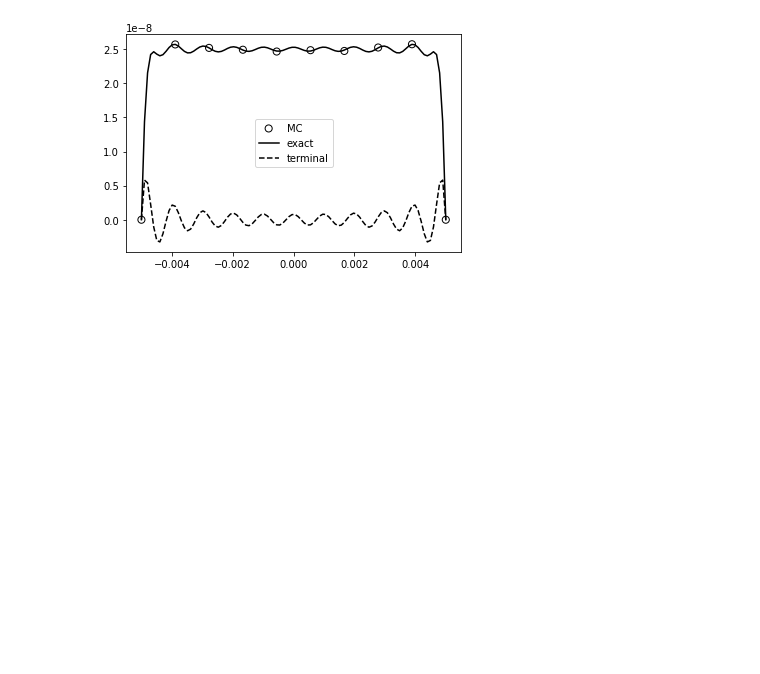
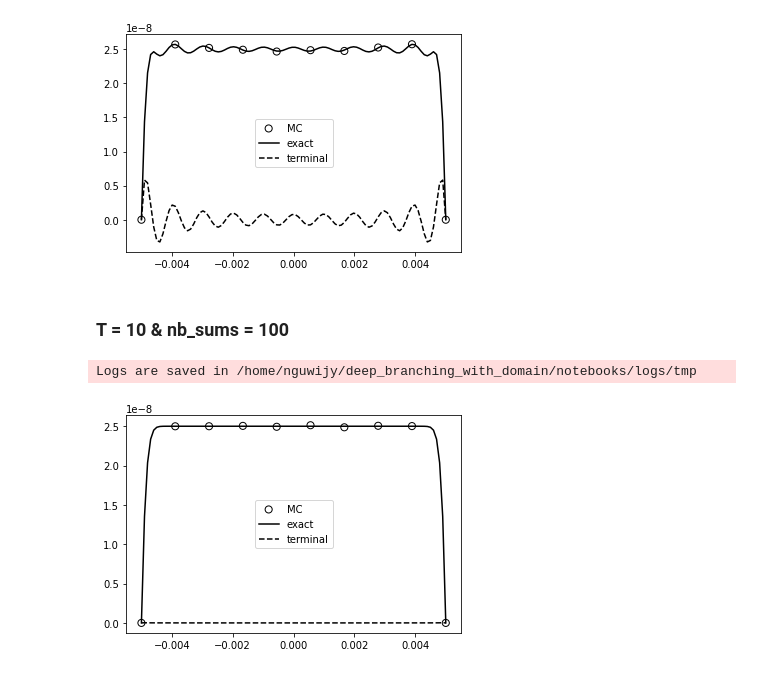
Before and after one commit to nguwijy/deep_branching_with_domain, a Jupyter notebook: notebooks/mc_samples_tmp.ipynb, the cells around one changed output. Cells and saved outputs as stored; diff of their text form; code cells hidden in the pictures; blank space fills up the shorter version.

```diff
--- a/notebooks/mc_samples_tmp.ipynb
+++ b/notebooks/mc_samples_tmp.ipynb
@@ -258,3 +259,44 @@ simulate_mc_and_plot(model)
 # %% [output]
 Logs are saved in /home/nguwijy/deep_branching_with_domain/notebooks/logs/tmp
 [figure]
+# %% [markdown]
+### T = 10 & nb_sums = 100
+# %%
+T = patches * 10
+nb_sums = 100
+exact_example = partial(exact_example_, nb_sums=nb_sums)
+
+# define NN and train
+torch.manual_seed(0)
+model = Net(
+    problem_name=problem_name,
+    f_fun=f_example,
+    deriv_map=deriv_map,
+    zeta_map=zeta_map,
+    deriv_condition_deriv_map=deriv_condition_deriv_map,
+    deriv_condition_zeta_map=deriv_condition_zeta_map,
+    exact_p_fun_full=p_example_full,
+    phi_fun=partial(phi_example, nb_sums=nb_sums),
+    conditional_probability_to_survive=partial(
+        conditional_probability_to_survive,
+        lower_bound=(-MAX_VAL, x_lo),
+        upper_bound=(MAX_VAL, x_hi),
+    ),
+    is_x_inside=partial(
+        is_x_inside,
+        lower_bound=(-MAX_VAL, x_lo),
+        upper_bound=(MAX_VAL, x_hi),
+    ),
+    device=device,
+    x_lo=x_lo,
+    x_hi=x_hi,
+    T=T,
+    nu=nu,
+    branch_patches=patches,
+    branch_nb_path_per_state=1000000,
+    save_as_tmp=True,
+)
+simulate_mc_and_plot(model)
+# %% [output]
+Logs are saved in /home/nguwijy/deep_branching_with_domain/notebooks/logs/tmp
+[figure, added]
```
Also changed, not shown: parts of 8 cells of this notebook.
